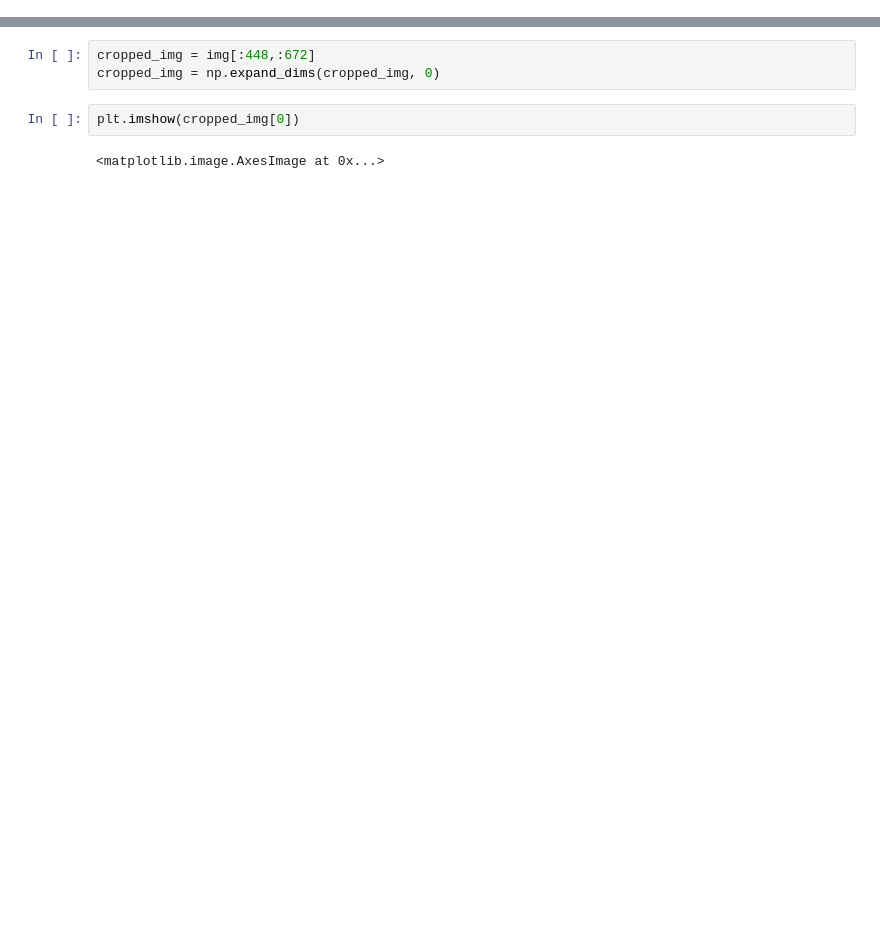
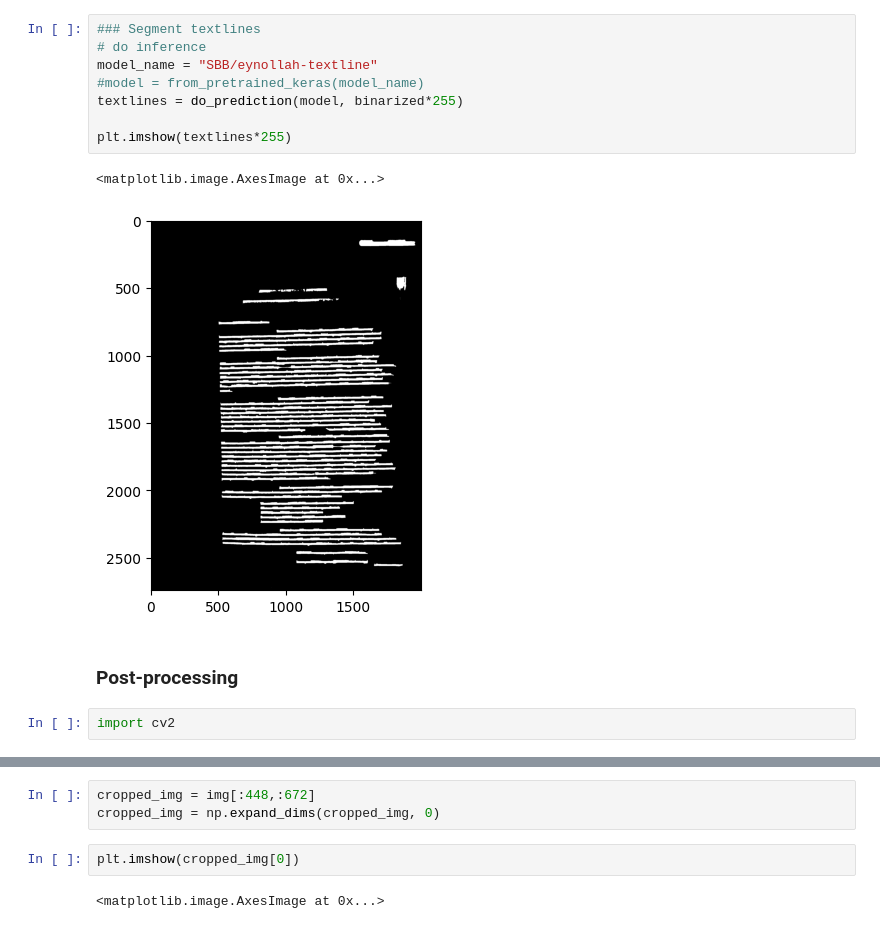
Before and after one commit to pluniak/ocrd, a Jupyter notebook: notebooks/pipeline.ipynb, the cells around one changed output, grey strips where cells are left out. Drawn from its saved outputs; the diff is of its cells as text; blank space fills up the shorter version.

```diff
--- a/notebooks/pipeline.ipynb
+++ b/notebooks/pipeline.ipynb
@@ -27,0 +45,15 @@ WARNING:tensorflow:No training configuration found in save file, so the model wa
+# %%
+### Segment textlines
+# do inference
+model_name = "SBB/eynollah-textline"
+#model = from_pretrained_keras(model_name)
+textlines = do_prediction(model, binarized*255)
+
+plt.imshow(textlines*255)
+# %% [output]
+<matplotlib.image.AxesImage at 0x...>
+[figure, added]
+# %% [markdown]
+### Post-processing
+# %%
+import cv2
```
Also changed, not shown: parts of 16 cells of this notebook, 2 other files.
